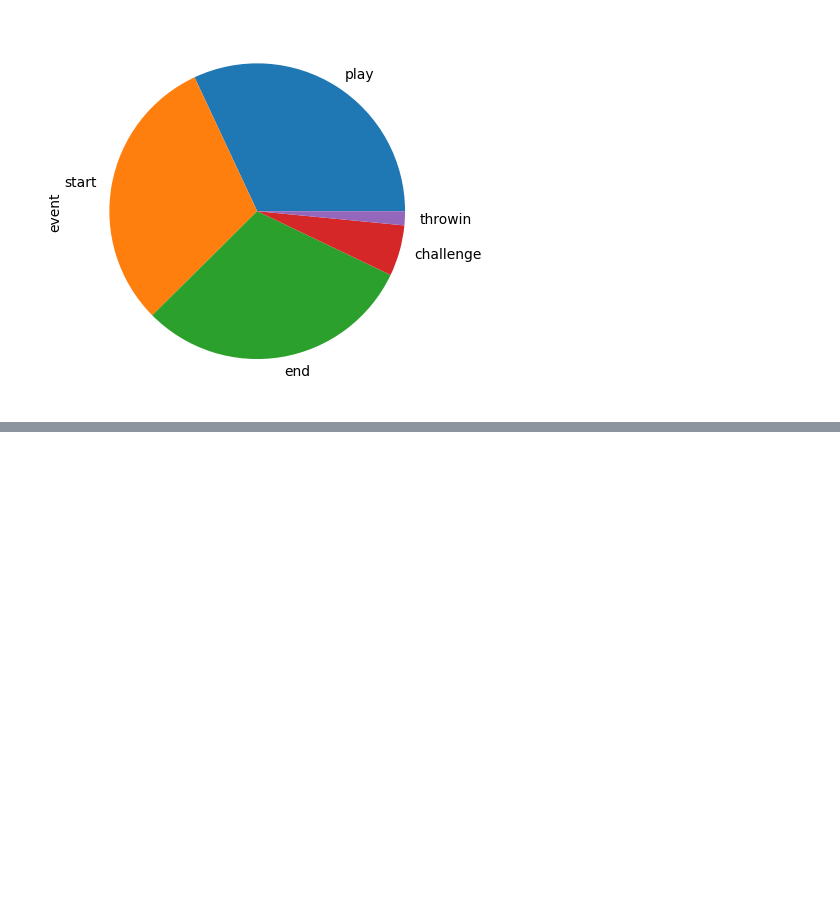
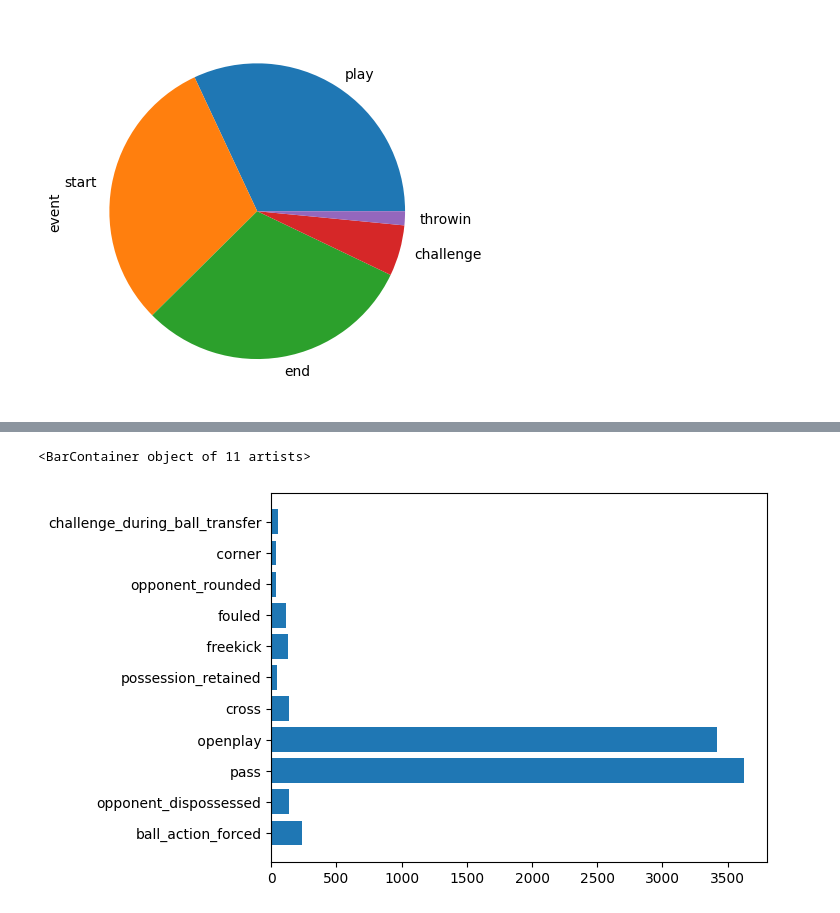
Before and after one commit to MCygert/bundesliga_shootout, a Jupyter notebook: notebooks/EDA.ipynb, the cells around one changed output, grey strips where cells are left out. Cells and saved outputs as stored; diff of their text form; code cells hidden in the pictures; blank space fills up the shorter version.

```diff
--- a/notebooks/EDA.ipynb
+++ b/notebooks/EDA.ipynb
@@ -85,0 +92,8 @@ KeyError: '['
+# %%
+keys = list(counter.keys())
+values = list(counter.values())
+# %%
+plt.barh(keys, values)
+# %% [output]
+<BarContainer object of 11 artists>
+[figure, added]
```
Also changed, not shown: parts of 4 cells of this notebook.
